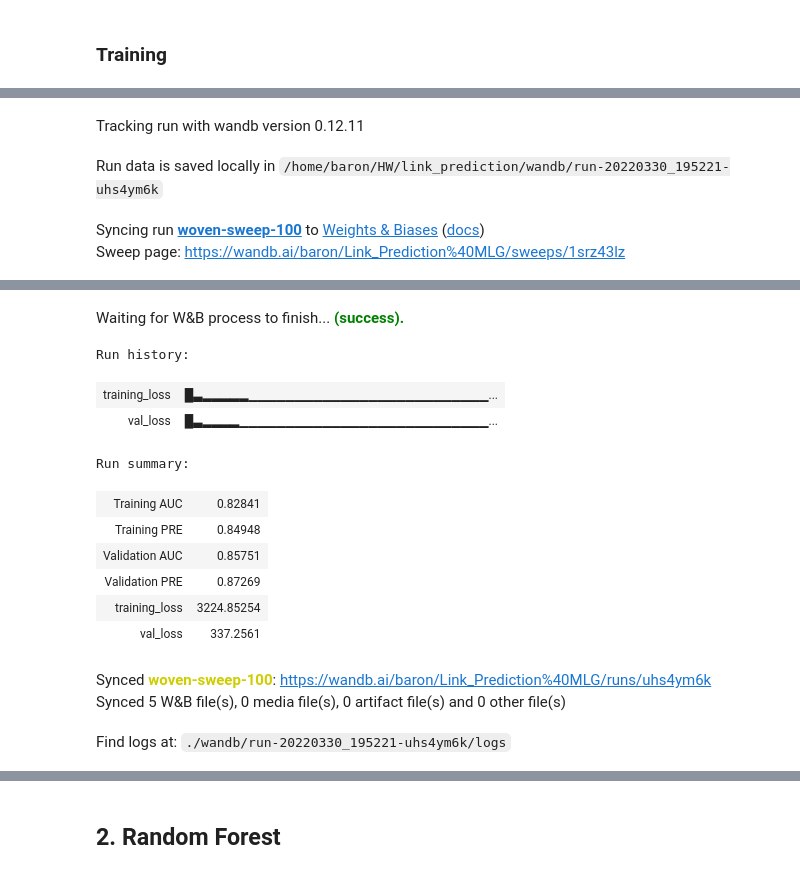
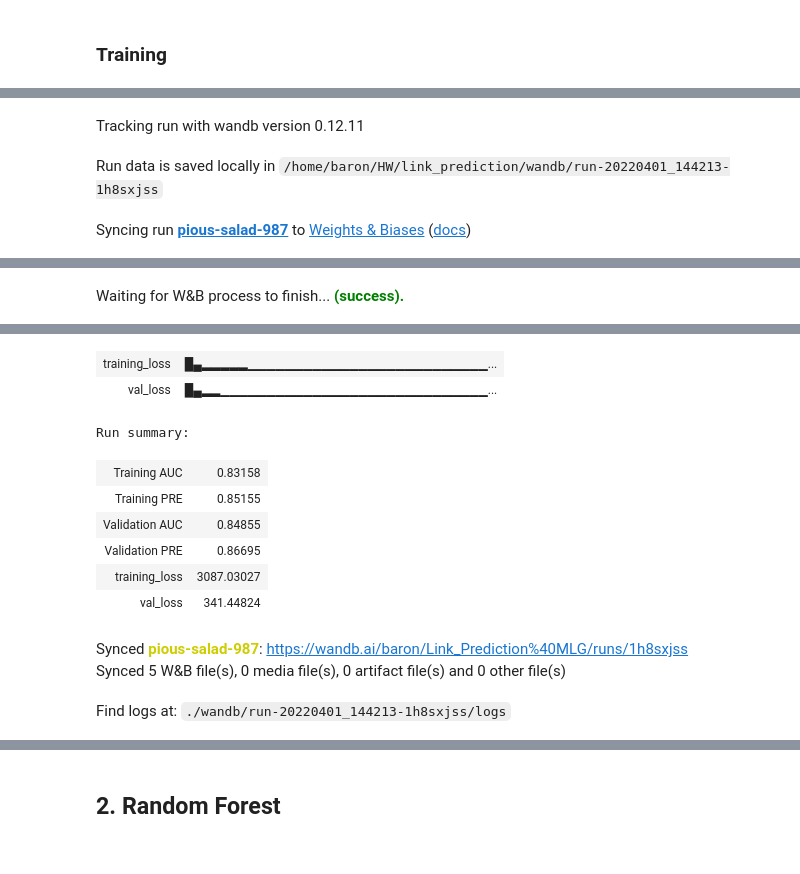
Before and after one commit to Baron1014/link_prediction, a Jupyter notebook: link_prediction.ipynb, the cells around one changed output, grey strips where cells are left out. Cells and saved outputs as stored; diff of their text form; code cells hidden in the pictures.

```diff
--- a/link_prediction.ipynb
+++ b/link_prediction.ipynb
@@ -509,5 +712,5 @@ Find logs at: ./wandb/run-20220330_194949-uhs4ym6k/logs
 # %%
-wandb.init(project='Link_Prediction@MLG', entity="baron")
+wandb.init(project='Link_Prediction@MLG', entity="baron", group="NN")
 wandb.config["learning_rate"] = 0.0001
 wandb.config["MAX_ITERATION"] = 10000
 wandb.config["Dataset"] = "dataset2"
@@ -526,4 +727,3 @@ wandb: WARNING Ignored wandb.init() arg entity when running a sweep.
 Tracking run with wandb version 0.12.11
-Run data is saved locally in /home/baron/HW/link_prediction/wandb/run-20220330_195221-uhs4ym6k
+Run data is saved locally in /home/baron/HW/link_prediction/wandb/run-20220401_144213-1h8sxjss
-Syncing run woven-sweep-100 to Weights & Biases (docs)
-Sweep page: https://wandb.ai/baron/Link_Prediction%40MLG/sweeps/1srz43lz
+Syncing run pious-salad-987 to Weights & Biases (docs)
@@ -529,0 +747 @@ Sweep page: https://wandb.ai/baron/Link_Prediction%40MLG/sweeps/1srz43lz
+Waiting for W&B process to finish... (success).
@@ -550,15 +749,13 @@ Sweep page: https://wandb.ai/baron/Link_Prediction%40MLG/sweeps/1srz43lz
-Waiting for W&B process to finish... (success).
+| training_loss | █▄▂▂▂▂▂▁▁▁▁▁▁▁▁▁▁▁▁▁▁▁▁▁▁▁▁▁▁▁▁▁▁... |
+| val_loss | █▄▂▂▁▁▁▁▁▁▁▁▁▁▁▁▁▁▁▁▁▁▁▁▁▁▁▁▁▁▁▁▁... |
-Run history:
+Run summary:
-| training_loss | █▃▂▂▂▂▂▁▁▁▁▁▁▁▁▁▁▁▁▁▁▁▁▁▁▁▁▁▁▁▁▁▁... |
-| val_loss | █▃▂▂▂▂▁▁▁▁▁▁▁▁▁▁▁▁▁▁▁▁▁▁▁▁▁▁▁▁▁▁▁... |
-Run summary:
-| Training AUC | 0.82841 |
-| Training PRE | 0.84948 |
-| Validation AUC | 0.85751 |
-| Validation PRE | 0.87269 |
-| training_loss | 3224.85254 |
-| val_loss | 337.2561 |
+| Training AUC | 0.83158 |
+| Training PRE | 0.85155 |
+| Validation AUC | 0.84855 |
+| Validation PRE | 0.86695 |
+| training_loss | 3087.03027 |
+| val_loss | 341.44824 |
-Synced woven-sweep-100: https://wandb.ai/baron/Link_Prediction%40MLG/runs/uhs4ym6k
+Synced pious-salad-987: https://wandb.ai/baron/Link_Prediction%40MLG/runs/1h8sxjss
 Synced 5 W&B file(s), 0 media file(s), 0 artifact file(s) and 0 other file(s)
-Find logs at: ./wandb/run-20220330_195221-uhs4ym6k/logs
+Find logs at: ./wandb/run-20220401_144213-1h8sxjss/logs
 # %%
```
Also changed, not shown: parts of 41 cells of this notebook, 36 other files.
